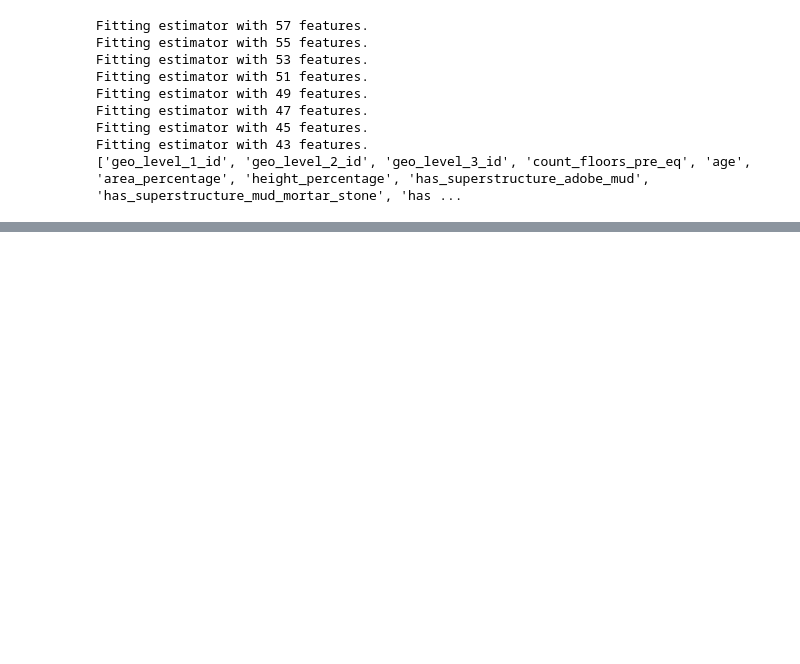
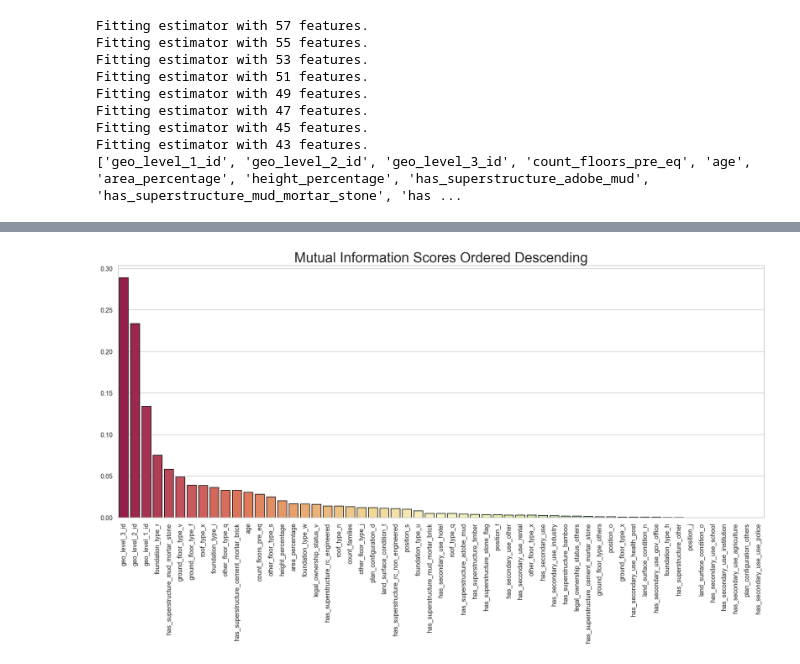
Before and after one commit to nina-prog/richters-predictor-modeling-earthquake-damage, a Jupyter notebook: notebooks/week02/week02-cat-grouping-and-feature-selection.ipynb, the cells around one changed output, grey strips where cells are left out. Drawn from its saved outputs; the diff is of its cells as text; code cells hidden in the pictures; blank space fills up the shorter version.

```diff
--- a/notebooks/week02/week02-cat-grouping-and-feature-selection.ipynb
+++ b/notebooks/week02/week02-cat-grouping-and-feature-selection.ipynb
@@ -239,0 +245,23 @@ plot_rfe_ranking(rfe)
+# %%
+def get_top_k_features_using_mi(x_train: pd.DataFrame, y_train: pd.DataFrame, k: int = 30):
+    """
+    Computes the Mutual Information to the label and outputs the top k features as a list
+
+    :param x_train: DataFrame of the train values
+    :param y_train: DataFrame of the labels
+    :param k: Number of top k features to output as list
+
+    :return: List of top k features based on Mutual Information score
+    """
+
+    # Compute mutual information scores
+    mi_scores = mutual_info_classif(x_train, y_train.values.flatten())
+    mi_scores = pd.Series(mi_scores)
+    mi_scores.index = x_train.columns
+
+    # Sorts descending based on mi score and gets k first features
+    top_k_features =  mi_scores.sort_values(ascending=False)[: k].keys().tolist()
+
+    return top_k_features, mi_scores
+
+top_k_features_mi, mi_scores = get_top_k_features_using_mi(x_train, y_train)
@@ -239,0 +295,19 @@ plot_rfe_ranking(rfe)
+# %%
+def plot_mi_ranking(mi_scores):
+    """
+    Plots results of the Mutual Information Score.
+
+    :param mi_scores: Pandas Series -- Output of the get_top_k_features_using_mi function
+    :return: None
+    """
+
+    mi_scores.sort_values(ascending=False, inplace=True)
+    plt.figure(figsize=(20,8), dpi=128)
+    plt.title("Mutual Information Scores Ordered Descending", size=24)
+    g = sns.barplot(x=mi_scores.keys(), y=mi_scores.values, palette="Spectral", edgecolor="black")
+    plt.xticks(rotation=90)
+    plt.show()
+
+plot_mi_ranking(mi_scores)
+# %% [output]
+[figure, added]
```
Also changed, not shown: parts of 5 cells of this notebook.
